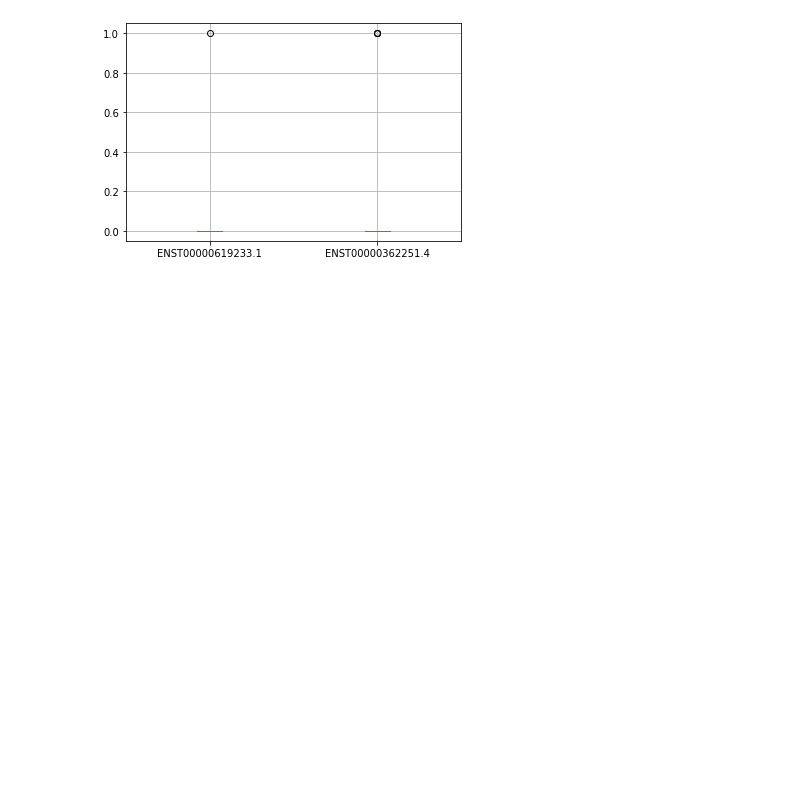
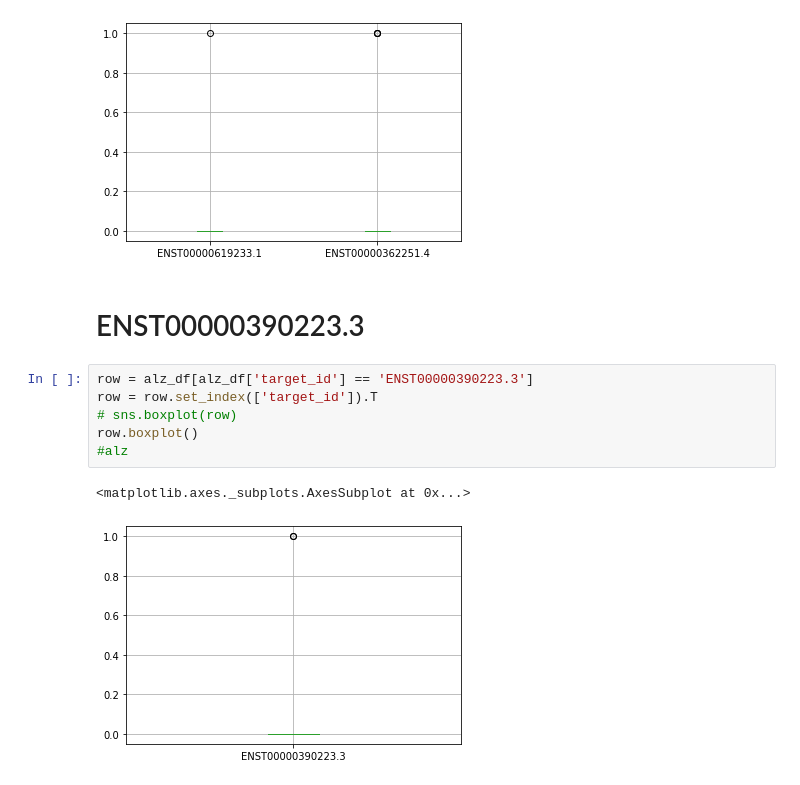
Before and after one commit to justjk139/alzheimers_gene_analysis, a Jupyter notebook: notebooks/analyze.ipynb, the cells around one changed output. Drawn from its saved outputs; the diff is of its cells as text; blank space fills up the shorter version.

```diff
--- a/notebooks/analyze.ipynb
+++ b/notebooks/analyze.ipynb
@@ -35,3 +35,14 @@ wilcox_bp.boxplot()
 # %% [output]
 <matplotlib.axes._subplots.AxesSubplot at 0x...>
 [figure]
+# %% [markdown]
+# ENST00000390223.3
+# %%
+row = alz_df[alz_df['target_id'] == 'ENST00000390223.3']
+row = row.set_index(['target_id']).T
+# sns.boxplot(row)
+row.boxplot()
+#alz
+# %% [output]
+<matplotlib.axes._subplots.AxesSubplot at 0x...>
+[figure, added]
```
Also changed, not shown: parts of 10 cells of this notebook.
